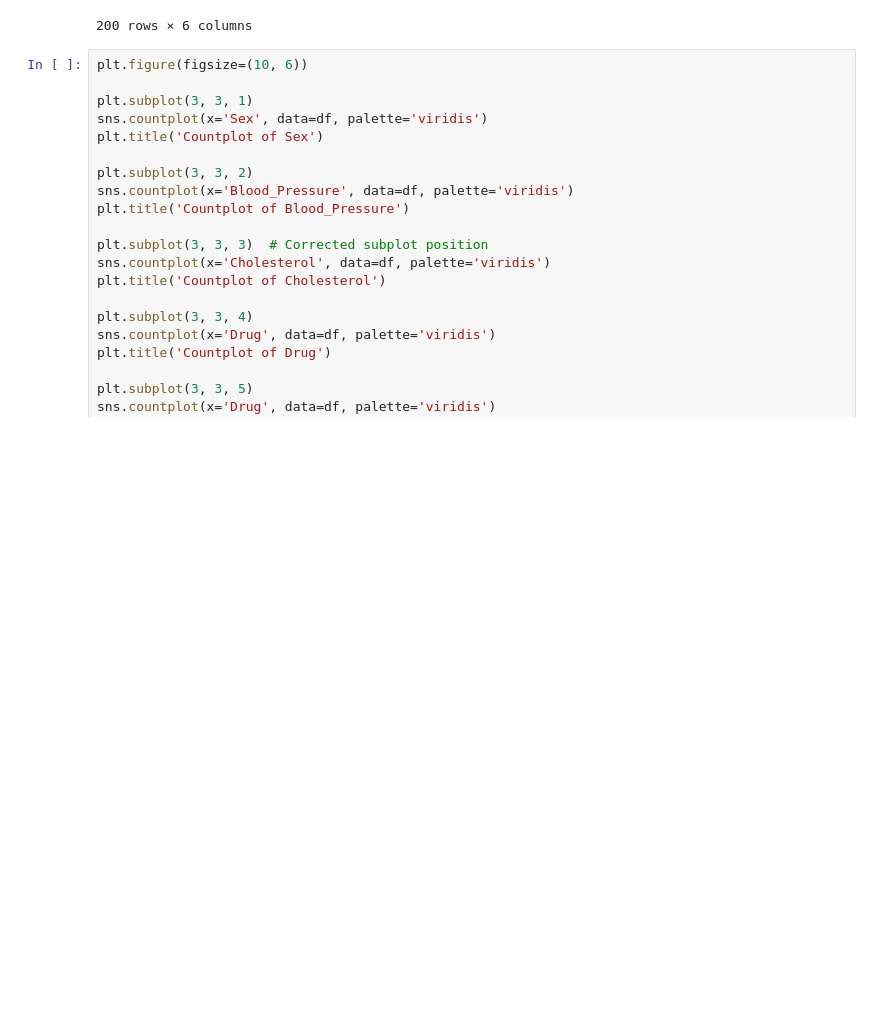
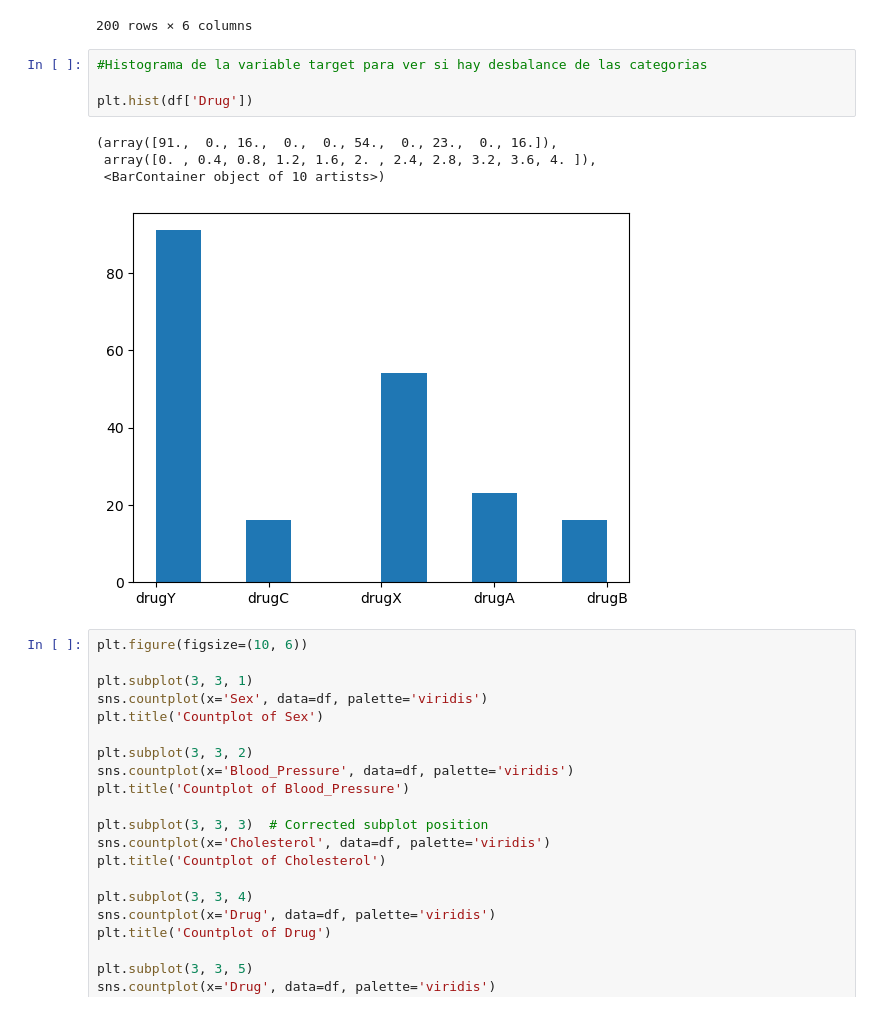
Before and after one commit to aliciagilmatute/Machine-Learning-supervised-, a Jupyter notebook: Árboles y bosques/ARBOLES_Y_BOSQUES_aleatorios.ipynb, the cells around one changed output. Drawn from its saved outputs; the diff is of its cells as text; blank space fills up the shorter version.

```diff
--- a/Árboles y bosques/ARBOLES_Y_BOSQUES_aleatorios.ipynb
+++ b/Árboles y bosques/ARBOLES_Y_BOSQUES_aleatorios.ipynb
@@ -47,6 +48,15 @@ df
 | 198 | 23 | Male | NORMAL | NORMAL | 14 | drugX |
 | 199 | 40 | Female | LOW | NORMAL | 11 | drugX |
 200 rows × 6 columns
+# %%
+#Histograma de la variable target para ver si hay desbalance de las categorias
+
+plt.hist(df['Drug'])
+# %% [output]
+(array([91.,  0., 16.,  0.,  0., 54.,  0., 23.,  0., 16.]),
+ array([0. , 0.4, 0.8, 1.2, 1.6, 2. , 2.4, 2.8, 3.2, 3.6, 4. ]),
+ <BarContainer object of 10 artists>)
+[figure, added]
 # %%
 plt.figure(figsize=(10, 6))
 
```
Also changed, not shown: parts of 5 cells of this notebook, 1 other file.
